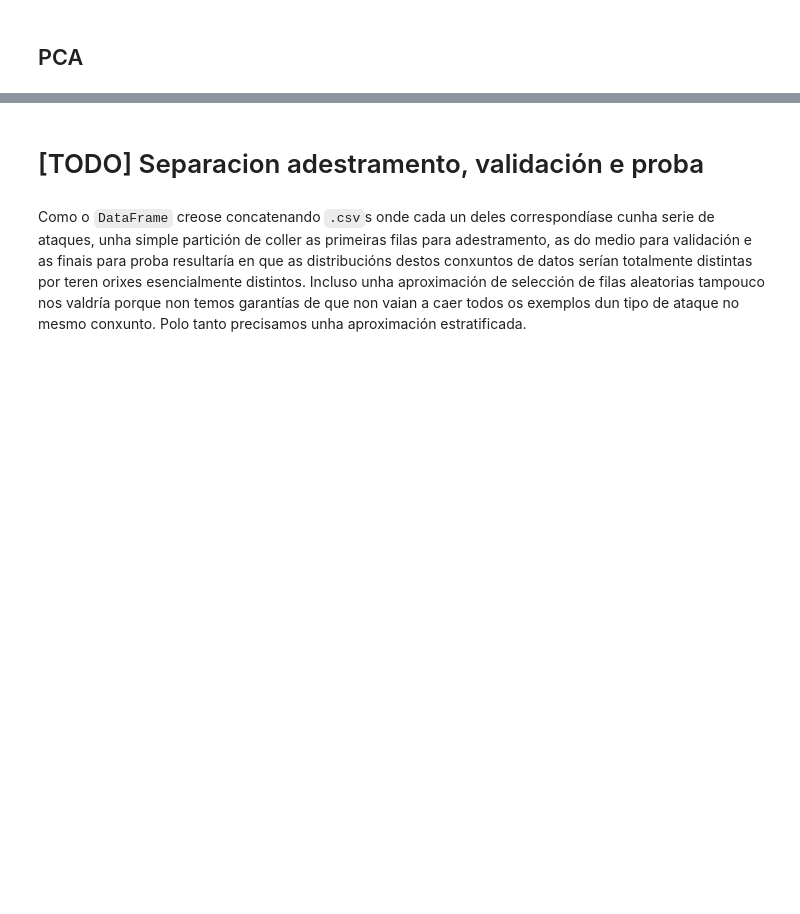
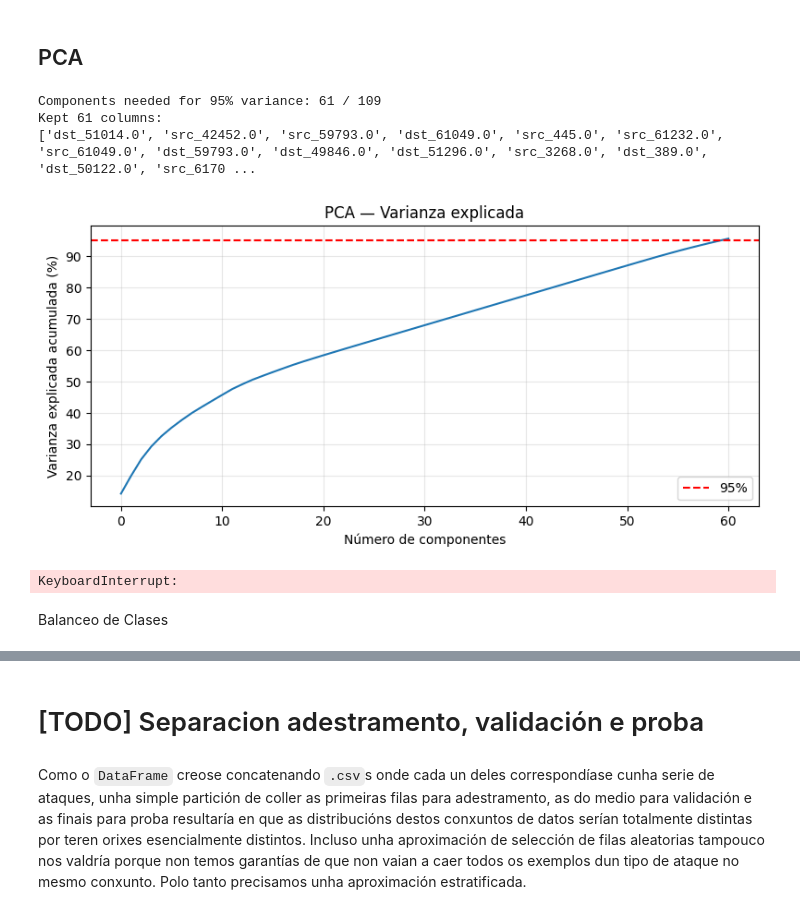
Before and after one commit to pabloChantada/cyber, a Jupyter notebook: analisis.ipynb, the cells around one changed output, grey strips where cells are left out. Cells and saved outputs as stored; diff of their text form; code cells hidden in the pictures; blank space fills up the shorter version.

```diff
--- a/analisis.ipynb
+++ b/analisis.ipynb
@@ -480,50 +882,70 @@ plt.show()
 # %% [markdown]
 ## PCA
 # %%
+from sklearn.decomposition import PCA
+# ── PCA + SELECCIÓN DE FEATURES ───────────────────────────────────────────────
 from sklearn.decomposition import PCA
 from sklearn.preprocessing import StandardScaler
 
-features = df.drop(columns=["Label"])
+cols_to_drop = [c for c in ["FlowID", "SourceIP", "DestinationIP", "Timestamp", "Label"] if c in df_sample.columns]
+features_sample = df_sample.drop(columns=cols_to_drop).select_dtypes(include=[np.number])
+features_sample = features_sample.replace([np.inf, -np.inf], np.nan).dropna()
+labels_aligned = df_sample.loc[features_sample.index, 'Label']
 
 scaler = StandardScaler()
-X_scaled = scaler.fit_transform(features)
+X_scaled = scaler.fit_transform(features_sample)
+del features_sample
 
-pca = PCA()
+pca = PCA(n_components=0.95, svd_solver='full', random_state=42)
 pca.fit(X_scaled)
+del X_scaled
 
-cumvar = np.cumsum(pca.explained_variance_ratio_)
-n_components_95 = np.searchsorted(cumvar, 0.95) + 1
-print(f"Components needed for 95% variance: {n_components_95} / {features.shape[1]}")
+n_components_95 = len(pca.components_)
+print(f"Components needed for 95% variance: {n_components_95} / {df_sample.shape[1]-1}")
 
-# Identify which original columns contribute most to those top components
-# Keep columns whose max absolute loading across top components exceeds threshold
-loadings = np.abs(pca.components_[:n_components_95])          # (n_comp, n_features)
-col_importance = loadings.max(axis=0)                          # per-column max loading
+loadings = np.abs(pca.components_)
+col_importance = loadings.max(axis=0)
+top_col_indices = np.argsort(col_importance)[::-1][:n_components_95]
+feature_names = df_sample.drop(columns=cols_to_drop + ['Label'], errors='ignore').select_dtypes(include=[np.number]).columns
+cols_to_keep = feature_names[top_col_indices].tolist()
+print(f"Kept {len(cols_to_keep)} columns:")
+print(cols_to_keep)
 
-# Rank and keep the top-n_components_95 original columns
-top_col_indices = np.argsort(col_importance)[::-1][:n_components_95]
-cols_to_keep = features.columns[top_col_indices].tolist()
+# Varianza explicada acumulada
+plt.figure(figsize=(8, 4))
+plt.plot(np.cumsum(pca.explained_variance_ratio_) * 100)
+plt.axhline(95, color='red', linestyle='--', label='95%')
+plt.xlabel('Número de componentes')
+plt.ylabel('Varianza explicada acumulada (%)')
+plt.title('PCA — Varianza explicada')
+plt.legend()
+plt.grid(alpha=0.3)
+plt.tight_layout()
+plt.show()
 
-df_filtered = df[cols_to_keep + ["Label"]]
-print(f"Kept {len(cols_to_keep)} of {features.shape[1]} columns:")
-print(cols_to_keep)
+df_filtered_sample = df_sample[cols_to_keep + ["Label"]]
+# %% [output]
+Components needed for 95% variance: 61 / 109
+Kept 61 columns:
+['dst_51014.0', 'src_42452.0', 'src_59793.0', 'dst_61049.0', 'src_445.0', 'src_61232.0', 'src_61049.0', 'dst_59793.0', 'dst_49846.0', 'dst_51296.0', 'src_3268.0', 'dst_389.0', 'dst_50122.0', 'src_6170 ...
+[figure, added]
 # %%
-reducer2 = umap.UMAP(random_state=42)
-embedding_after = reducer2.fit_transform(df_filtered.drop(columns=["Label"]))
+# ── UMAP AFTER ────────────────────────────────────────────────────────────────
+reducer2 = umap.UMAP(random_state=42, n_neighbors=15, min_dist=0.1)
+embedding_after = reducer2.fit_transform(df_filtered_sample.drop(columns=["Label"]))
 
 plt.figure(figsize=(8, 6))
 for label in unique_labels:
-    mask = df["Label"] == label
+    mask = (df_sample["Label"] == label).values
     color = cores[list(unique_labels).index(label) % len(cores)]
-    plt.scatter(
-        embedding_after[mask, 0],
-        embedding_after[mask, 1],
-        label=label,
-        color=color,
-        s=10,
-        alpha=0.8
-    )
+    plt.scatter(embedding_after[mask, 0], embedding_after[mask, 1],
+                label=label, color=color, s=10, alpha=0.8)
 plt.title(f"UMAP — After Variance Filtering ({len(cols_to_keep)} cols kept)")
 plt.legend(markerscale=2, bbox_to_anchor=(1.05, 1), loc="upper left")
 plt.tight_layout()
 plt.show()
+del embedding_after, df_filtered_sample
+# %% [output]
+KeyboardInterrupt:
+# %% [markdown]
+Balanceo de Clases
```
Also changed, not shown: parts of 45 cells of this notebook, 1 other file.
